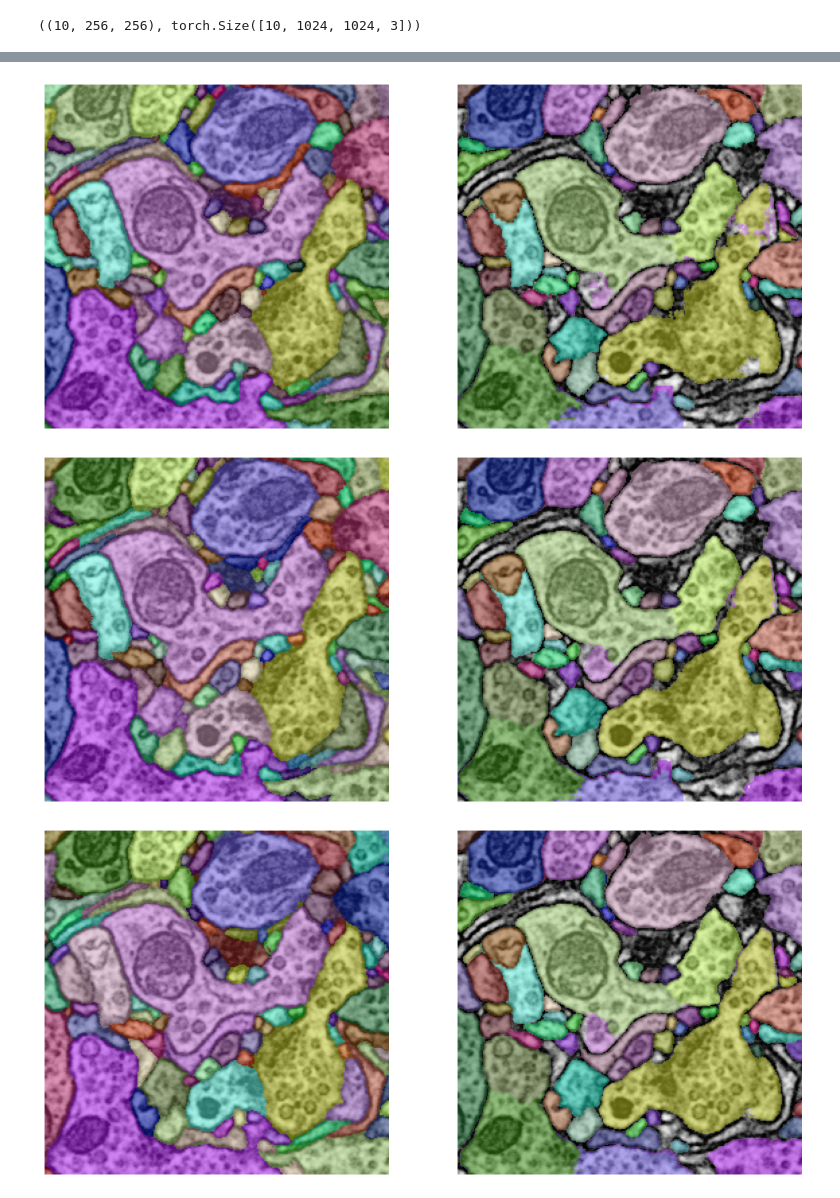
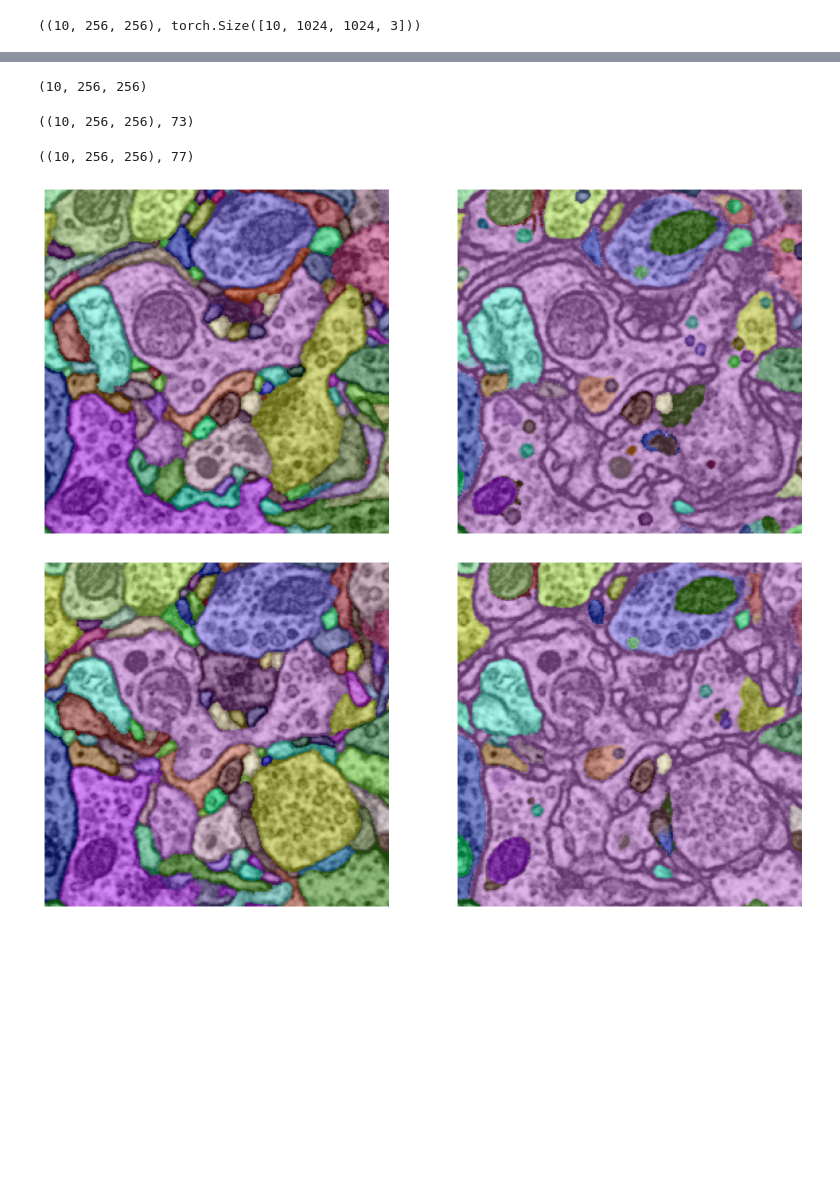
Before and after one commit to eschombu/segment-anything-2, a Jupyter notebook: wasp_em_fine_tuning/automatic_mask_video_wasp_sp3.ipynb, the cells around one changed output, grey strips where cells are left out. Drawn from its saved outputs; the diff is of its cells as text; code cells hidden in the pictures; blank space fills up the shorter version.

Commit message:
update wasp-em data utils and automatic_mask_video_wasp_sp3 notebook, which is working now

```diff
--- a/wasp_em_fine_tuning/automatic_mask_video_wasp_sp3.ipynb
+++ b/wasp_em_fine_tuning/automatic_mask_video_wasp_sp3.ipynb
@@ -223,20 +256,58 @@ video_masks = [[to_mask_dict(seg_id, arr[0]) for seg_id, arr in segs.items()] fo
+# %%
+ex_annot_1.shape
+# %% [output]
+(10, 256, 256)
+# %%
+pred_annot_1_ut = np.zeros_like(ex_annot_1)
+for i, masks in enumerate(video_masks_ut):
+    pred = np.zeros(pred_annot_1_ut[i].shape)
+    for mask in sorted(masks, key=lambda m: m['area'], reverse=True):
+        if mask['id'] == 0:
+            continue
+        seg = resize_mask(mask['segmentation'], pred.shape)
+        pred[seg] = mask['id']
+    pred_annot_1_ut[i, :, :] = pred
+pred_annot_1_ut.shape, len(np.unique(pred_annot_1_ut))
+# %% [output]
+((10, 256, 256), 73)
+# %%
+pred_annot_1_ft = np.zeros_like(ex_annot_1)
+for i, masks in enumerate(video_masks_ft):
+    pred = np.zeros(pred_annot_1_ft[i].shape)
+    for mask in sorted(masks, key=lambda m: m['area'], reverse=True):
+        if mask['id'] == 0:
+            continue
+        seg = resize_mask(mask['segmentation'], pred.shape)
+        pred[seg] = mask['id']
+    pred_annot_1_ft[i, :, :] = pred
+pred_annot_1_ft.shape, len(np.unique(pred_annot_1_ft))
+# %% [output]
+((10, 256, 256), 77)
+# %%
+gt_pred_ut_id_map = match_gt_pred_masks(ex_annot_1, pred_annot_1_ut)
+gt_pred_ft_id_map = match_gt_pred_masks(ex_annot_1, pred_annot_1_ft)
 # %%
-color_map = {}
-for i, (img, annot, masks) in enumerate(zip(ex_video_1r, ex_annot_1, video_masks)):
-    if i == 3:
-        break
+gt_color_map = {}
+pred_color_map = {}
+for i, (img, annot, masks) in enumerate(zip(ex_video_1r, ex_annot_1, pred_annot_1_ut)):
+    if i not in (0, 9):
+        continue
     fig, axs = plt.subplots(1, 2, figsize=(15, 15))
+    # import pdb; pdb.set_trace()
 
     plt.sca(axs[0])
     plt.imshow(img, cmap='grey')
-    show_anns(annot, borders=False)
+    gt_color_map = show_anns(annot, borders=False, color_map=gt_color_map)
     plt.axis('off')
+
+    pred_color_map.update({gt_pred_ut_id_map[gt_id]: gt_color for gt_id, gt_color in gt_color_map.items() if gt_id in gt_pred_ut_id_map and gt_pred_ut_id_map[gt_id] not in pred_color_map})
 
     plt.sca(axs[1])
     plt.imshow(img, cmap='grey')
-    color_map = show_anns(masks, borders=False, color_map=color_map)
+    pred_color_map = show_anns(masks, borders=False, color_map=pred_color_map)
     plt.axis('off')
+
+    gt_color_map.update({gt_pred_ut_id_map.inverse[pred_id]: pred_color for pred_id, pred_color in pred_color_map.items() if pred_id in gt_pred_ut_id_map.inverse and gt_pred_ut_id_map.inverse[pred_id] not in gt_color_map})
 # %% [output]
-[figure, old version]
+[figure, new version]
-[figure, old version]
+[figure, new version]
-[figure, removed]
```
Also changed, not shown: parts of 13 cells of this notebook, 1 other file.
